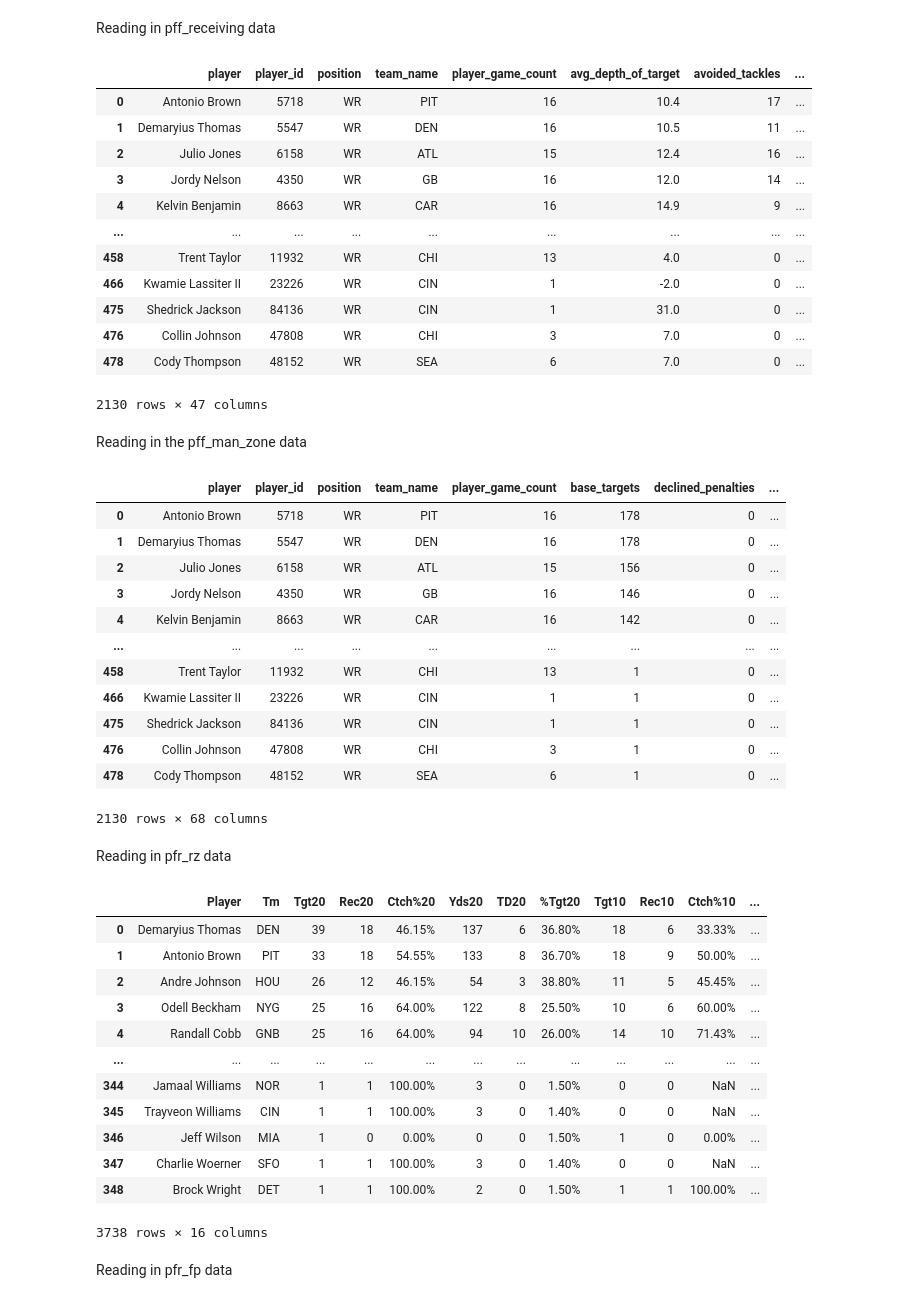
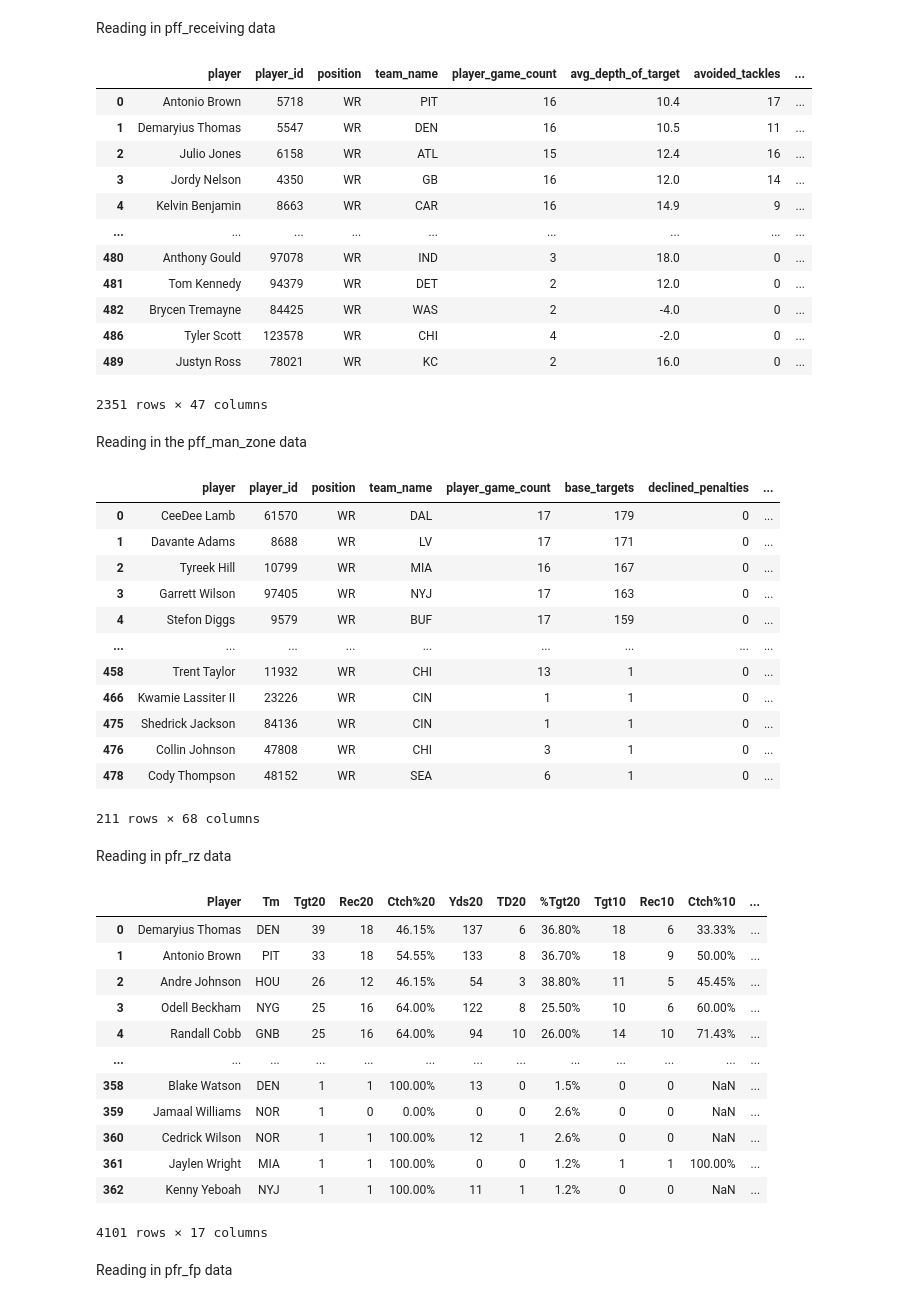
Before and after one commit to scottbwinner/NFL-Models, a Jupyter notebook: WR Model/WR Data Processing.ipynb, the cells around one changed output. Drawn from its saved outputs; the diff is of its cells as text; code cells hidden in the pictures.

```diff
--- a/WR Model/WR Data Processing.ipynb
+++ b/WR Model/WR Data Processing.ipynb
@@ -100,6 +103,7 @@ pr20_21 = pd.read_csv('WR_Data/pff_receiving_20-21.csv')
 pr21_22 = pd.read_csv('WR_Data/pff_receiving_21-22.csv')
 pr22_23 = pd.read_csv('WR_Data/pff_receiving_22-23.csv')
 pr23_24 = pd.read_csv('WR_Data/pff_receiving_23-24.csv')
+pr24_25 = pd.read_csv('WR_Data/pff_receiving_24-25.csv')
 
 # Creating a season column to differentiate between seasons
 
@@ -113,10 +117,11 @@ pr20_21['Season'] = '2020-21'
 pr21_22['Season'] = '2021-22'
 pr22_23['Season'] = '2022-23'
 pr23_24['Season'] = '2023-24'
+pr24_25['Season'] = '2024-25'
 
 # Combining all of the different season's data into one pff_receiving dataset
 
-pff_receiving = pd.concat([pr14_15, pr15_16, pr16_17, pr17_18, pr18_19, pr19_20, pr20_21, pr21_22, pr22_23, pr23_24])
+pff_receiving = pd.concat([pr14_15, pr15_16, pr16_17, pr17_18, pr18_19, pr19_20, pr20_21, pr21_22, pr22_23, pr23_24, pr24_25])
 
 # Creating PPR PPG column to calculate fantasy points for a season. NEED TO CORRECT WITH ALL INFO NOT JUST REC
 
@@ -135,12 +140,12 @@ pff_receiving
 | 3 | Jordy Nelson | 4350 | WR | GB | 16 | 12.0 | 14 | ... |
 | 4 | Kelvin Benjamin | 8663 | WR | CAR | 16 | 14.9 | 9 | ... |
 | ... | ... | ... | ... | ... | ... | ... | ... | ... |
-| 458 | Trent Taylor | 11932 | WR | CHI | 13 | 4.0 | 0 | ... |
-| 466 | Kwamie Lassiter II | 23226 | WR | CIN | 1 | -2.0 | 0 | ... |
-| 475 | Shedrick Jackson | 84136 | WR | CIN | 1 | 31.0 | 0 | ... |
-| 476 | Collin Johnson | 47808 | WR | CHI | 3 | 7.0 | 0 | ... |
-| 478 | Cody Thompson | 48152 | WR | SEA | 6 | 7.0 | 0 | ... |
+| 480 | Anthony Gould | 97078 | WR | IND | 3 | 18.0 | 0 | ... |
+| 481 | Tom Kennedy | 94379 | WR | DET | 2 | 12.0 | 0 | ... |
+| 482 | Brycen Tremayne | 84425 | WR | WAS | 2 | -4.0 | 0 | ... |
+| 486 | Tyler Scott | 123578 | WR | CHI | 4 | -2.0 | 0 | ... |
+| 489 | Justyn Ross | 78021 | WR | KC | 2 | 16.0 | 0 | ... |
-2130 rows × 47 columns
+2351 rows × 47 columns
 # %% [markdown]
 Reading in the pff_man_zone data
 # %%
@@ -154,6 +159,7 @@ pmz20_21 = pd.read_csv('WR_Data/pff_man_zone_20-21.csv')
 pmz21_22 = pd.read_csv('WR_Data/pff_man_zone_21-22.csv')
 pmz22_23 = pd.read_csv('WR_Data/pff_man_zone_22-23.csv')
 pmz23_24 = pd.read_csv('WR_Data/pff_man_zone_23-24.csv')
+pmz24_25 = pd.read_csv('WR_Data/pff_man_zone_24-25.csv')
 
 pmz14_15['Season'] = '2014-15'
 pmz15_16['Season'] = '2015-16'
@@ -165,26 +171,27 @@ pmz20_21['Season'] = '2020-21'
 pmz21_22['Season'] = '2021-22'
 pmz22_23['Season'] = '2022-23'
 pmz23_24['Season'] = '2023-24'
+pmz24_25['Season'] = '2024-25'
 
-pff_man_zone = pd.concat([pmz14_15, pmz15_16, pmz16_17, pmz17_18, pmz18_19, pmz19_20, pmz20_21, pmz21_22, pmz22_23, pmz23_24])
+pff_man_zone = pd.concat([pmz14_15, pmz15_16, pmz16_17, pmz17_18, pmz18_19, pmz19_20, pmz20_21, pmz21_22, pmz22_23, pmz23_24, pmz24_25])
 
 pff_man_zone = pff_man_zone[pff_man_zone['position'] == 'WR']
 
 pff_man_zone
 # %% [output]
 |  | player | player_id | position | team_name | player_game_count | base_targets | declined_penalties | ... |
-| 0 | Antonio Brown | 5718 | WR | PIT | 16 | 178 | 0 | ... |
-| 1 | Demaryius Thomas | 5547 | WR | DEN | 16 | 178 | 0 | ... |
-| 2 | Julio Jones | 6158 | WR | ATL | 15 | 156 | 0 | ... |
-| 3 | Jordy Nelson | 4350 | WR | GB | 16 | 146 | 0 | ... |
-| 4 | Kelvin Benjamin | 8663 | WR | CAR | 16 | 142 | 0 | ... |
+| 0 | CeeDee Lamb | 61570 | WR | DAL | 17 | 179 | 0 | ... |
+| 1 | Davante Adams | 8688 | WR | LV | 17 | 171 | 0 | ... |
+| 2 | Tyreek Hill | 10799 | WR | MIA | 16 | 167 | 0 | ... |
+| 3 | Garrett Wilson | 97405 | WR | NYJ | 17 | 163 | 0 | ... |
+| 4 | Stefon Diggs | 9579 | WR | BUF | 17 | 159 | 0 | ... |
 | ... | ... | ... | ... | ... | ... | ... | ... | ... |
 | 458 | Trent Taylor | 11932 | WR | CHI | 13 | 1 | 0 | ... |
 | 466 | Kwamie Lassiter II | 23226 | WR | CIN | 1 | 1 | 0 | ... |
 | 475 | Shedrick Jackson | 84136 | WR | CIN | 1 | 1 | 0 | ... |
 | 476 | Collin Johnson | 47808 | WR | CHI | 3 | 1 | 0 | ... |
 | 478 | Cody Thompson | 48152 | WR | SEA | 6 | 1 | 0 | ... |
-2130 rows × 68 columns
+211 rows × 68 columns
 # %% [markdown]
 Reading in pfr_rz data
 # %%
@@ -193,40 +200,42 @@ pfr_rz15_16 = pd.read_csv('WR_Data/pfr_rz_15-16.csv')
 pfr_rz16_17 = pd.read_csv('WR_Data/pfr_rz_16-17.csv')
 pfr_rz17_18 = pd.read_csv('WR_Data/pfr_rz_17-18.csv')
 pfr_rz18_19 = pd.read_csv('WR_Data/pfr_rz_18-19.csv')
 pfr_rz19_20 = pd.read_csv('WR_Data/pfr_rz_19-20.csv')
 pfr_rz20_21 = pd.read_csv('WR_Data/pfr_rz_20-21.csv')
 pfr_rz21_22 = pd.read_csv('WR_Data/pfr_rz_21-22.csv')
 pfr_rz22_23 = pd.read_csv('WR_Data/pfr_rz_22-23.csv')
 pfr_rz23_24 = pd.read_csv('WR_Data/pfr_rz_23-24.csv')
+pfr_rz24_25 = pd.read_csv('WR_Data/pfr_rz_24-25.csv')
 
 pfr_rz14_15['Season'] = '2014-15'
 pfr_rz15_16['Season'] = '2015-16'
 pfr_rz16_17['Season'] = '2016-17'
 pfr_rz17_18['Season'] = '2017-18'
 pfr_rz18_19['Season'] = '2018-19'
 pfr_rz19_20['Season'] = '2019-20'
 pfr_rz20_21['Season'] = '2020-21'
 pfr_rz21_22['Season'] = '2021-22'
 pfr_rz22_23['Season'] = '2022-23'
 pfr_rz23_24['Season'] = '2023-24'
+pfr_rz24_25['Season'] = '2024-25'
 
-pfr_rz = pd.concat([pfr_rz14_15, pfr_rz15_16, pfr_rz16_17, pfr_rz17_18, pfr_rz18_19, pfr_rz19_20, pfr_rz20_21, pfr_rz21_22, pfr_rz22_23, pfr_rz23_24])
+pfr_rz = pd.concat([pfr_rz14_15, pfr_rz15_16, pfr_rz16_17, pfr_rz17_18, pfr_rz18_19, pfr_rz19_20, pfr_rz20_21, pfr_rz21_22, pfr_rz22_23, pfr_rz23_24, pfr_rz24_25])
 
 pfr_rz
 # %% [output]
 |  | Player | Tm | Tgt20 | Rec20 | Ctch%20 | Yds20 | TD20 | %Tgt20 | Tgt10 | Rec10 | Ctch%10 | ... |
 | 0 | Demaryius Thomas | DEN | 39 | 18 | 46.15% | 137 | 6 | 36.80% | 18 | 6 | 33.33% | ... |
 | 1 | Antonio Brown | PIT | 33 | 18 | 54.55% | 133 | 8 | 36.70% | 18 | 9 | 50.00% | ... |
 | 2 | Andre Johnson | HOU | 26 | 12 | 46.15% | 54 | 3 | 38.80% | 11 | 5 | 45.45% | ... |
 | 3 | Odell Beckham | NYG | 25 | 16 | 64.00% | 122 | 8 | 25.50% | 10 | 6 | 60.00% | ... |
 | 4 | Randall Cobb | GNB | 25 | 16 | 64.00% | 94 | 10 | 26.00% | 14 | 10 | 71.43% | ... |
 | ... | ... | ... | ... | ... | ... | ... | ... | ... | ... | ... | ... | ... |
-| 344 | Jamaal Williams | NOR | 1 | 1 | 100.00% | 3 | 0 | 1.50% | 0 | 0 | NaN | ... |
-| 345 | Trayveon Williams | CIN | 1 | 1 | 100.00% | 3 | 0 | 1.40% | 0 | 0 | NaN | ... |
-| 346 | Jeff Wilson | MIA | 1 | 0 | 0.00% | 0 | 0 | 1.50% | 1 | 0 | 0.00% | ... |
-| 347 | Charlie Woerner | SFO | 1 | 1 | 100.00% | 3 | 0 | 1.40% | 0 | 0 | NaN | ... |
-| 348 | Brock Wright | DET | 1 | 1 | 100.00% | 2 | 0 | 1.50% | 1 | 1 | 100.00% | ... |
+| 358 | Blake Watson | DEN | 1 | 1 | 100.00% | 13 | 0 | 1.5% | 0 | 0 | NaN | ... |
+| 359 | Jamaal Williams | NOR | 1 | 0 | 0.00% | 0 | 0 | 2.6% | 0 | 0 | NaN | ... |
+| 360 | Cedrick Wilson | NOR | 1 | 1 | 100.00% | 12 | 1 | 2.6% | 0 | 0 | NaN | ... |
+| 361 | Jaylen Wright | MIA | 1 | 1 | 100.00% | 0 | 0 | 1.2% | 1 | 1 | 100.00% | ... |
+| 362 | Kenny Yeboah | NYJ | 1 | 1 | 100.00% | 11 | 1 | 1.2% | 0 | 0 | NaN | ... |
-3738 rows × 16 columns
+4101 rows × 17 columns
 # %% [markdown]
 Reading in pfr_fp data
 # %%
```
Also changed, not shown: parts of 9 cells of this notebook, 3 other files.
